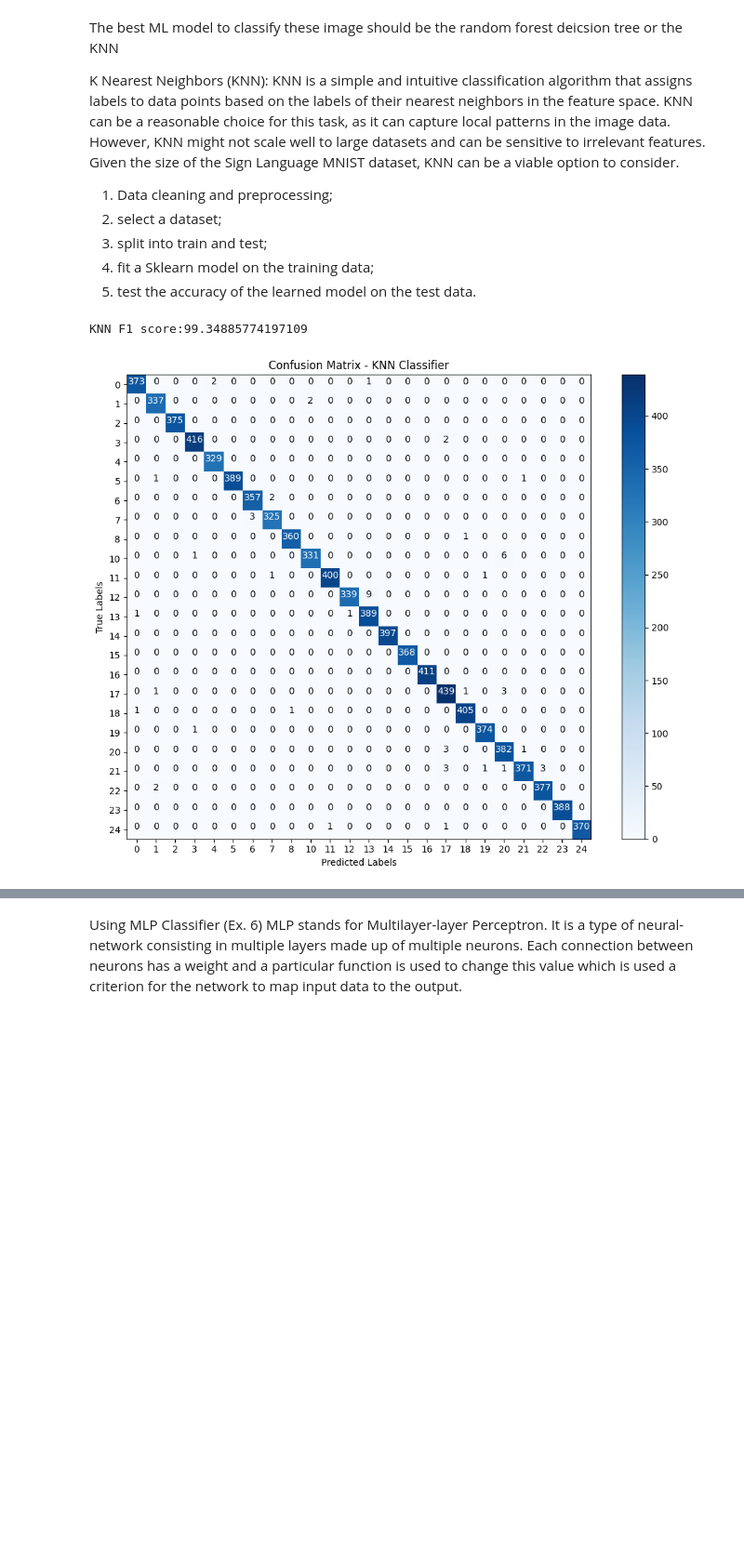
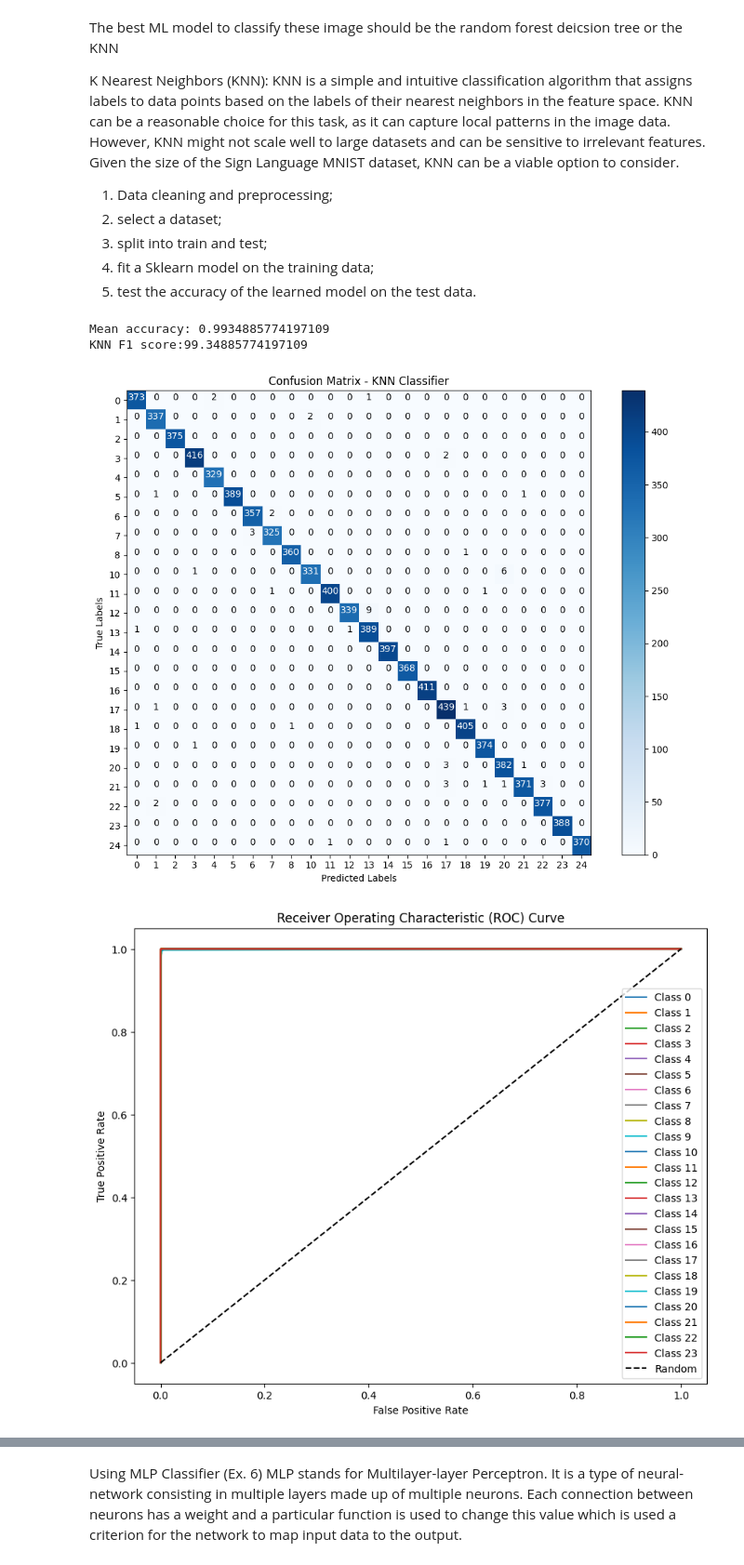
Before and after one commit to matteobonani/Sign_Language_MNIST, a Jupyter notebook: sign_mnist.ipynb, the cells around one changed output, grey strips where cells are left out. Shown at 93% size. Drawn from its saved outputs; the diff is of its cells as text; code cells hidden in the pictures; blank space fills up the shorter version.

```diff
--- a/sign_mnist.ipynb
+++ b/sign_mnist.ipynb
@@ -93,9 +93,8 @@ import pandas as pd
 import matplotlib.pyplot as plt
 from sklearn.model_selection import train_test_split
 from sklearn.neighbors import KNeighborsClassifier
-from sklearn.metrics import confusion_matrix
-from sklearn.metrics import accuracy_score
-from sklearn.preprocessing import MinMaxScaler
+from sklearn.metrics import confusion_matrix, roc_curve, auc, accuracy_score, precision_recall_curve
+from sklearn.preprocessing import MinMaxScaler, label_binarize
 from sklearn.model_selection import train_test_split, StratifiedKFold
 
 
@@ -108,6 +107,7 @@ y = dataset.iloc[:, 0].values
 X_train, X_test, y_train, y_test = train_test_split(X, y, test_size=0.33, random_state=0)
 
 # Data cleaning
+# Use it before the split
 scaler = MinMaxScaler()
 X_train_scaled = scaler.fit_transform(X_train)
 X_test_scaled = scaler.transform(X_test)
@@ -120,36 +120,85 @@ KNN.fit(X_train_scaled, y_train)
 
 # Prediction
 y_pred = KNN.predict(X_test_scaled)
+
+print("Mean accuracy:", KNN.score(X_test_scaled, y_test))
 
 # Evaluate the result
 print(f"KNN F1 score:{100*accuracy_score(y_test, y_pred)}")
 
 # TODO no idea if its good or not
 
 # Calculate the confusion matrix
 cm = confusion_matrix(y_test, y_pred)
 
 # Plot the confusion matrix (it is the same as using the heatmap method of the seaborn library)
 plt.figure(figsize=(10, 8))
 plt.imshow(cm, interpolation='nearest', cmap='Blues')
 plt.title('Confusion Matrix - KNN Classifier')
 plt.colorbar()
 tick_marks = np.arange(len(np.unique(y_test)))
 plt.xticks(tick_marks, np.unique(y_test))
 plt.yticks(tick_marks, np.unique(y_test))
 plt.xlabel('Predicted Labels')
 plt.ylabel('True Labels')
 
 # Add labels to each cell
 thresh = cm.max() / 2
 for i in range(cm.shape[0]):
     for j in range(cm.shape[1]):
         plt.text(j, i, cm[i, j],
                  horizontalalignment='center',
                  color='white' if cm[i, j] > thresh else 'black')
 
 plt.tight_layout()
 plt.show()
+
+# get scores and binarize labels
+y_prob = KNN.predict_proba(X_test_scaled)
+y_test_bin = label_binarize(y_test, classes=np.unique(y_test))
+
+# plot roc curves
+plt.figure(figsize=(10, 8))
+fpr = dict()
+tpr = dict()
+roc_auc = dict()
+for i in range(len(np.unique(y_test))):
+    fpr[i], tpr[i], _ = roc_curve(y_test_bin[:, i], y_prob[:, i])
+    roc_auc[i] = auc(fpr[i], tpr[i])
+    plt.plot(fpr[i], tpr[i], label=f'Class {i}')
+plt.plot([0, 1], [0, 1], 'k--', label='Random')
+plt.xlabel('False Positive Rate')
+plt.ylabel('True Positive Rate')
+plt.title('Receiver Operating Characteristic (ROC) Curve')
+plt.legend()
+plt.show()
+
+# Compute micro-average ROC curve and ROC AUC
+fpr_micro, tpr_micro, _ = roc_curve(label_binarize(y_test, classes=np.unique(y_test)).ravel(), y_prob.ravel())
+roc_auc_micro = auc(fpr_micro, tpr_micro)
+
+# Print ROC AUC values for each class
+for i in range(len(np.unique(y_test))):
+    print(f"Class {i} ROC AUC: {roc_auc[i]}")
+
+print(f"Micro-average ROC AUC: {roc_auc_micro}")
+
+# plot precision/recall curve
+plt.figure(figsize=(10, 8))
+precision = dict()
+recall = dict()
+pr_auc = dict()
+for i in range(len(np.unique(y_test))):
+    precision[i], recall[i], _ = precision_recall_curve(y_test_bin[:, i], y_prob[:, i])
+    pr_auc[i] = auc(recall[i], precision[i])
+    plt.plot(recall[i], precision[i], label=f'Class {i}')
+plt.xlabel('Recall')
+plt.ylabel('Precision')
+plt.title('Precision-Recall Curve')
+plt.legend()
+plt.show()
 # %% [output]
+Mean accuracy: 0.9934885774197109
 KNN F1 score:99.34885774197109
 [figure]
+[figure, added]
```
Also changed, not shown: parts of 6 cells of this notebook.
